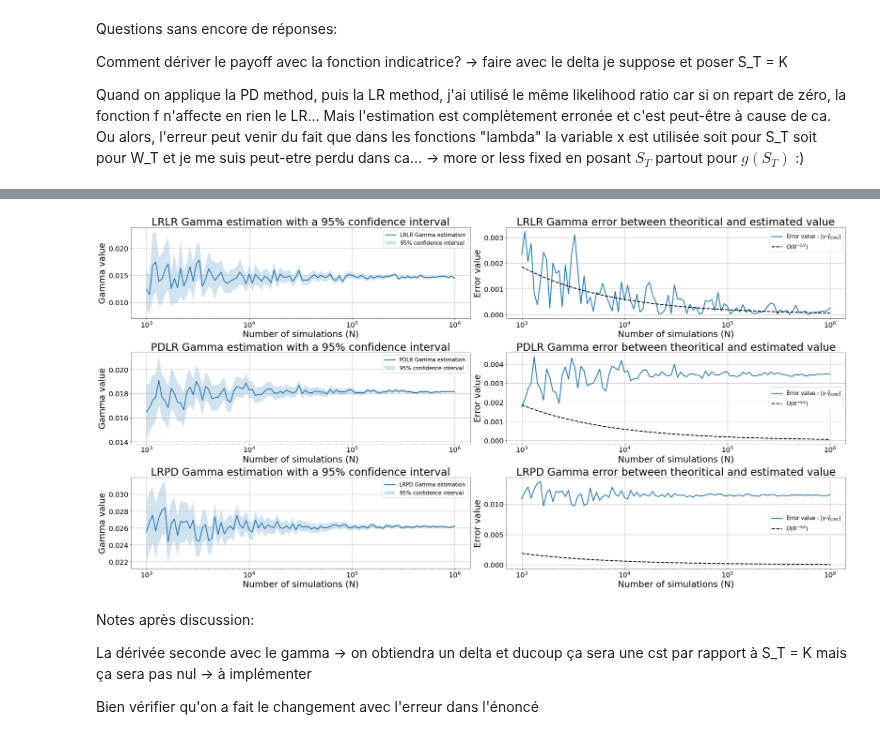
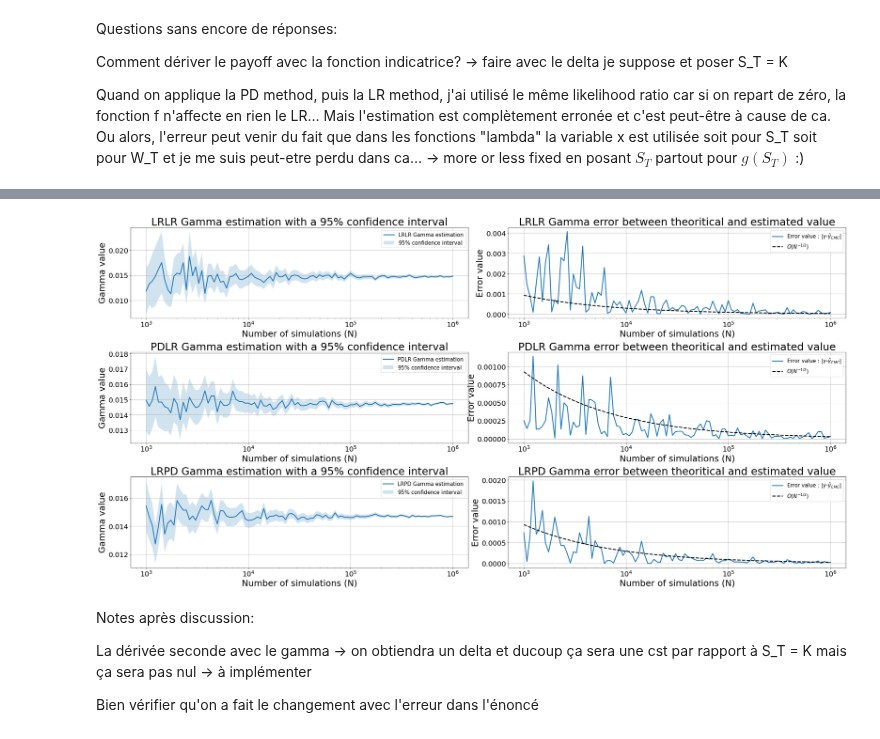
Before and after one commit to chgendreau/Monte-Carlo_Financial-Sensitivities, a Jupyter notebook: Monte Carlo estimation of Sensitivities in Finance.ipynb, the cells around one changed output, grey strips where cells are left out. Drawn from its saved outputs; the diff is of its cells as text; code cells hidden in the pictures.

```diff
--- a/Monte Carlo estimation of Sensitivities in Finance.ipynb
+++ b/Monte Carlo estimation of Sensitivities in Finance.ipynb
@@ -636,6 +603,7 @@ print("the approximation of gamma with twice the LR method is ",gamma_est["LRLR"
 #gfunc = lambda x,p : (p[1]*np.exp((p[2]-0.5*p[3]**2)*p[0] + p[3]*x) > p[4])*np.exp(-0.5*p[3]**2 *p[0] + p[3]*x) #ATTENTION : (x > p[4]) or (p[1]*np.exp((p[2]-0.5*p[3]**2)*p[0] + p[3]*x) > p[4]) = (S_T > K)
 #Depends if x= S_T or W_T, here the most logic would be x = W_T... non pas d'accord
 
+dpdS0_test = lambda x,p : dpdS0(x,p)-1/p[1]
 
 # [T,S_0,r,sig,K]
 
@@ -643,20 +611,28 @@ g = lambda x,p : np.exp(-p[0]*p[2])*(x >= p[4])*x/p[1]
 
 #Needs definition of dpdS0 defined above when applying LR method for Delta
 #Or uncomment this for local test
-dpdS0 = lambda x,p: 1/(p[1]*p[3]**2*p[0])*(np.log(x/p[1])-(p[2]-0.5*p[3]**2)*p[0])
 
-gamma_est["PDLR"] = np.array([likelihood_ratio(g,dpdS0,params,"gamma", n) for idx,n in enumerate(n_elem)])
+gamma_est["PDLR"] = np.array([likelihood_ratio(g,dpdS0_test,params,"gamma", n) for idx,n in enumerate(n_elem)])
 
 print("the approximation of gamma with Pathwise derivative then the LR method is ",gamma_est["PDLR"][-1,0])
 
-#Using LR then pathwise derivative:
+#Using LR then pathwise derivative (LRPD):
 dS_dS0_test = lambda x,p : np.exp((p[2]-0.5*p[3]**2)*p[0]+p[3]*x) # x = W_T
 
-hfunc = lambda x,p : C_payoff(x,p) * dpdS0(x,p)
+#hfunc = lambda x,p : C_payoff(x,p) * dpdS0(x,p)
 #dhfunc = lambda x,p : dC_payoff(x,p) * dpdS0(x,p) + C_payoff(x,p)/(p[1]*p[3]**2 * p[0]*x)
-dhfunc = lambda x,p : np.exp(-p[2]*p[0]) * (x >= p[4]) * ((x-p[4])/x + np.log(x/p[1]) - p[0]*(p[2]-0.5*p[3]**2)) / (p[1]*p[0]*p[3]**2)
+#dhfunc = lambda x,p : np.exp(-p[2]*p[0]) * (x >= p[4]) * ((x-p[4])/x + np.log(x/p[1]) - p[0]*(p[2]-0.5*p[3]**2)) / (p[1]*p[0]*p[3]**2)
+dpdS0 = lambda x,p: 1/(p[1]*p[3]**2*p[0])*(np.log(x/p[1])-(p[2]-0.5*p[3]**2)*p[0])
 
-gamma_est["LRPD"] = np.array([pathwise_deriv(dhfunc,None,params,dS_dS0_test,"delta", n) for idx,n in enumerate(n_elem)])
+h = lambda x,p : (dC_payoff(x,p)*x-C_payoff(x,p))*dpdS0(x,p)/p[1]
+
+dummy = lambda x,p : 1
+
+gamma_est["LRPD"] = np.array([pathwise_deriv(h,None,params,dummy,"delta", n) for idx,n in enumerate(n_elem)])
+
+#gamma_est["LRPD"] = np.array([ for idx,n in enumerate(n_elem)])
+
+
 
 print("the approximation of gamma with LR then pathwise derivative ",gamma_est["LRPD"][-1,0])
 
@@ -665,7 +641,7 @@ print("the approximation of gamma with LR then pathwise derivative ",gamma_est["
 #Ca implique que le problème vient du pathwise derivative. Les deux expectations sont différentes, ca veut dire
 #qu'on n'a pas le droit d'échanher derivee et expectation.
 
-[mean, std] = finite_difference(hfunc,params,dtheta,"delta", n_elem[-1],False)
-print("the mean is " + str(mean))
+#[mean, std] = finite_difference(hfunc,params,dtheta,"delta", n_elem[-1],False)
+#print("the mean is " + str(mean))
 # %% [output]
 Valeur réelle de gamma à estimer:  0.01470543633560505
@@ -690,36 +653,36 @@ fig, ax = plt.subplots(len(list(gamma_est.keys())),2,figsize=(30,15))
 
 for idx, method in enumerate(list(gamma_est.keys())):
     # Confidence interval and mean plot
 
     ax[idx,0].plot(n_elem,gamma_est[method][:,0],label=method+" Gamma estimation",lw=2.5)
     ax[idx,0].fill_between(n_elem, gamma_est[method][:,0] - 1.96*gamma_est[method][:,1]/np.sqrt(n_elem),
                                  gamma_est[method][:,0] + 1.96*gamma_est[method][:,1]/np.sqrt(n_elem),
                            alpha=0.2,label=r"$95$% confidence interval")
     ax[idx,0].set_title(method+" Gamma estimation with a 95% confidence interval",fontsize=30)
     ax[idx,0].set_xlabel("Number of simulations (N)",size=25)
     ax[idx,0].set_ylabel("Gamma value",size=25)
     ax[idx,0].tick_params(axis='both', which='major', labelsize=20)
     ax[idx,0].legend(fontsize=15)
     ax[idx,0].set_xscale("log")
     ax[idx,0].grid()
 
     # Error of the estimation
     ax[idx,1].plot(n_elem,np.abs(real_val["gamma"]-gamma_est[method][:,0]),lw=2.5,
                    label=f"Error value : |{symbols['gamma'][0]}-{symbols['gamma'][1]}|")
-    ax[idx,1].plot(n_elem,4*real_val["gamma"]/np.sqrt(n_elem),c="black",label=r"$O(N^{-1/2})$",ls="--",lw=2.5)
+    ax[idx,1].plot(n_elem,2*real_val["gamma"]/np.sqrt(n_elem),c="black",label=r"$O(N^{-1/2})$",ls="--",lw=2.5)
     ax[idx,1].set_title(method+" Gamma error between theoritical and estimated value",fontsize=30)
     ax[idx,1].set_xlabel("Number of simulations (N)",size=25)
     ax[idx,1].set_ylabel("Error value",size=25)
     ax[idx,1].tick_params(axis='both', which='major', labelsize=20)
     ax[idx,1].legend(fontsize=15)
     ax[idx,1].set_xscale("log")
     ax[idx,1].grid()
 
 fig.tight_layout()
 
-fig.savefig("./plots/3.2/estimations.png")
+fig.savefig("./plots/3.1/estimations_gamma.png")
 # %% [output]
-[figure, old version]
+[figure, new version]
 # %% [markdown]
 Notes après discussion:
 
```
Also changed, not shown: parts of 12 cells of this notebook, 3 other files.
